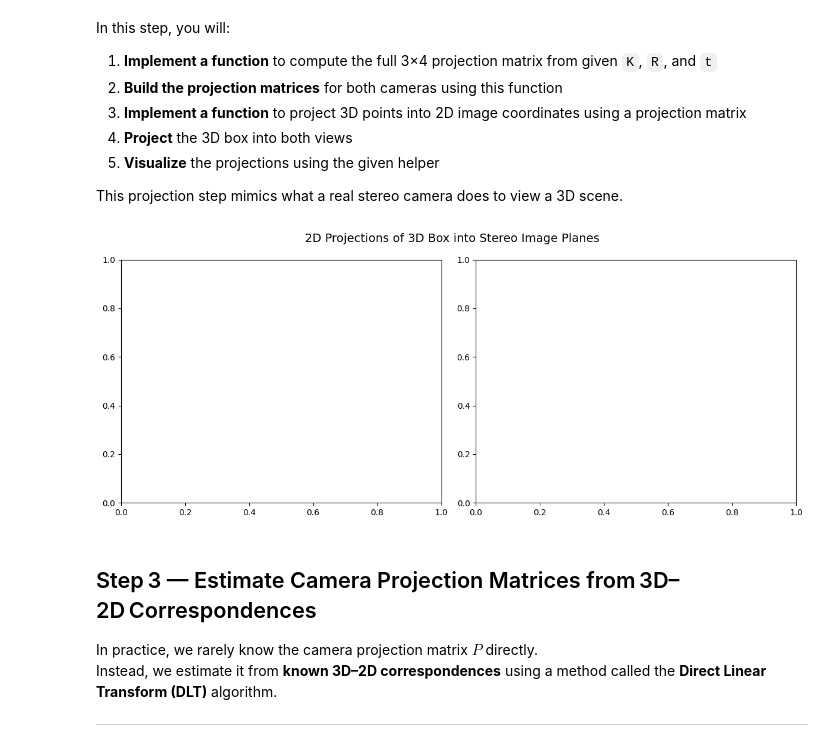
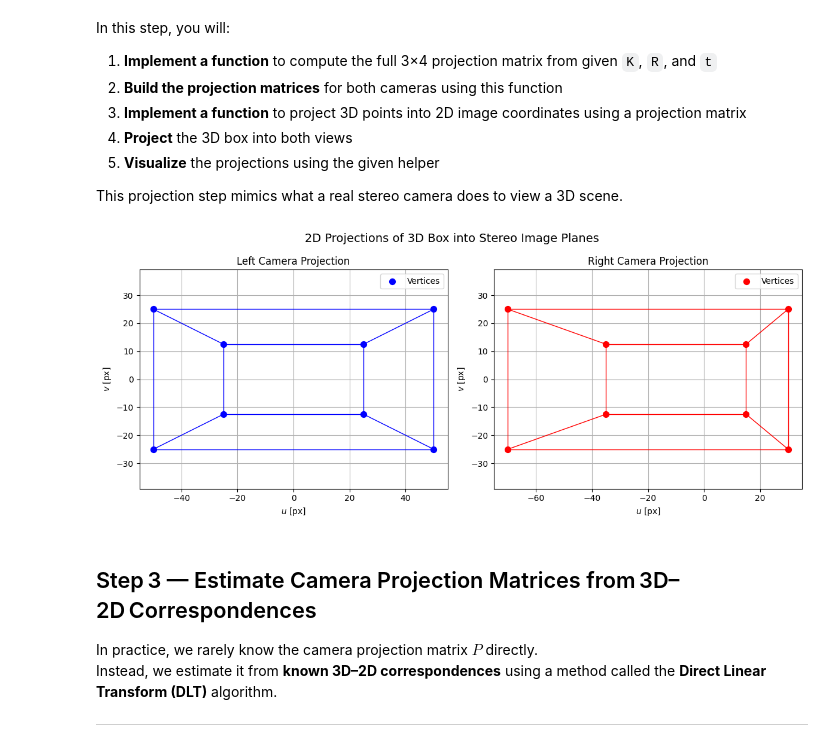
Before and after one commit to arbaazhussain1/7CCSMCVI-StereoVision-3D-Reconstruction-Pipeline, a Jupyter notebook: ComputerVision_CourseWork_Fall202_v2.ipynb, the cells around one changed output. Cells and saved outputs as stored; diff of their text form; code cells hidden in the pictures.

```diff
--- a/ComputerVision_CourseWork_Fall202_v2.ipynb
+++ b/ComputerVision_CourseWork_Fall202_v2.ipynb
@@ -301,18 +301,22 @@ def make_projection_matrix(K, R, t):
     rotation (R), and translation (t):
         P = K [R | t]
     """
-    # TODO: Horizontally stack R and t to form [R | t]
-    # TODO: Multiply K by [R | t] to obtain the projection matrix P
-    # TODO: Return P
-    pass  # Remove this once implemented
+    # Horizontally stack R and t to form [R | t]
+    Rt = np.hstack([R, t])          # (3, 4)
+
+    # Multiply K by [R | t] to obtain the projection matrix P
+    P = K @ Rt                      # (3, 4)
+
+    # Return P
+    return P
 
 # ------------------------------------------------------------
 # 📌 TODO: Create Projection Matrices for Left and Right Cameras
 # ------------------------------------------------------------
 # Hint: use your make_projection_matrix(K, R, t_left) and t_right
-# P_left  = ...
-# P_right = ...
-pass  # Remove this once implemented
+P_left  = make_projection_matrix(K, R, t_left)
+P_right = make_projection_matrix(K, R, t_right)
+
 
 # ------------------------------------------------------------
 # 📌 TODO: Implement the Projection Function for 3D → 2D Mapping
@@ -328,52 +332,63 @@ def project_points(P, points_3D):
     Returns:
         (N, 2) array of 2D image coordinates
     """
-    # TODO: Determine the number of points N
-    # TODO: Convert points_3D to homogeneous coordinates by appending 1s
-    # TODO: Multiply by the projection matrix P
-    # TODO: Normalize by the third coordinate (divide by w)
-    # TODO: Return the resulting (u, v) coordinates
-    pass  # Remove this once implemented
+    # Determine the number of points N
+    N = points_3D.shape[0]
+
+    # Convert points_3D to homogeneous coordinates by appending 1s
+    ones = np.ones((N, 1))
+    points_h = np.hstack([points_3D, ones])      # (N, 4)
+
+    # Multiply by the projection matrix P
+    points_proj = P @ points_h.T                # (3, N)
+
+    # Normalize by the third coordinate (divide by w)
+    w = points_proj[2, :]
+    u = points_proj[0, :] / w
+    v = points_proj[1, :] / w
+
+    # Return the resulting (u, v) coordinates
+    uv = np.stack([u, v], axis=1)                # (N, 2)
+    return uv
 
 # ------------------------------------------------------------
 # 📌 TODO: Project the 3D Box into Left and Right Image Planes
 # ------------------------------------------------------------
-# uv_left  = project_points(P_left, box_vertices)
-# uv_right = project_points(P_right, box_vertices)
-pass  # Remove this once implemented
+uv_left  = project_points(P_left, box_vertices)
+uv_right = project_points(P_right, box_vertices)
 
 # ------------------------------------------------------------
 # ✅ VISUALIZE: Both left and right projections with edges
 # ------------------------------------------------------------
 def plot_projection(ax, uv, title, color, edge_list):
     # Plot vertices
     ax.scatter(uv[:, 0], uv[:, 1], s=50, marker='o', color=color, label='Vertices')
 
     # Draw projected edges
     for i, j in edge_list:
         pt1, pt2 = uv[i], uv[j]
         ax.plot([pt1[0], pt2[0]], [pt1[1], pt2[1]], color=color, linestyle='-', linewidth=1)
 
     # Format plot
     ax.set_title(title)
     ax.set_xlabel("$u$ [px]")
     ax.set_ylabel("$v$ [px]")
     ax.axis("equal")
     ax.grid(True)
     ax.legend(loc='upper right')
 
 # Show both views
 fig, axes = plt.subplots(1, 2, figsize=(12, 5))
 
-# TODO: Uncomment once uv_left and uv_right are computed
-# plot_projection(axes[0], uv_left, "Left Camera Projection", color='blue', edge_list=edges)
-# plot_projection(axes[1], uv_right, "Right Camera Projection", color='red', edge_list=edges)
+# Uncomment once uv_left and uv_right are computed
+plot_projection(axes[0], uv_left, "Left Camera Projection", color='blue', edge_list=edges)
+plot_projection(axes[1], uv_right, "Right Camera Projection", color='red', edge_list=edges)
 
 plt.suptitle("2D Projections of 3D Box into Stereo Image Planes", fontsize=14)
 plt.tight_layout()
 plt.show()
 # %% [output]
-[figure, old version]
+[figure, new version]
 # %% [markdown]
 
 ## Step 3 — Estimate Camera Projection Matrices from 3D–2D Correspondences
```
Also changed, not shown: parts of 7 cells of this notebook.
